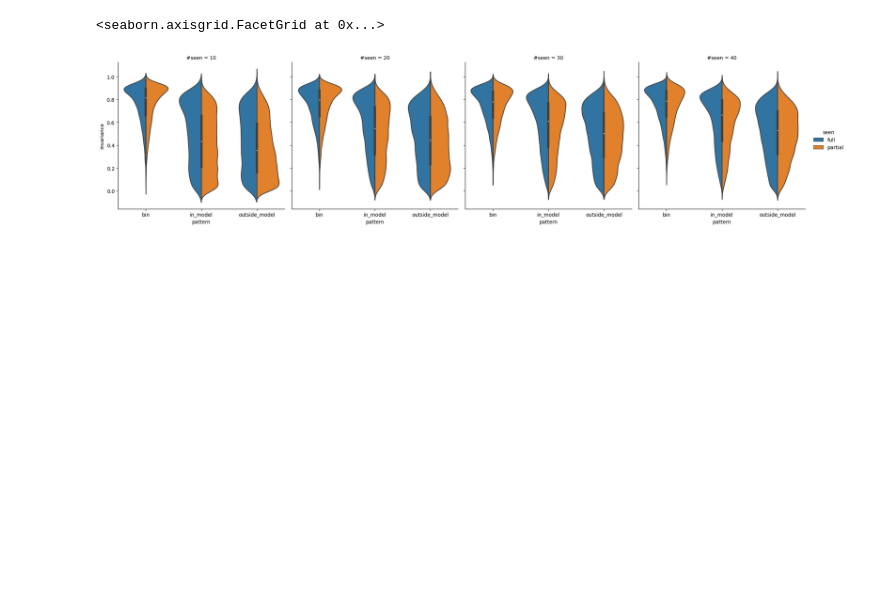
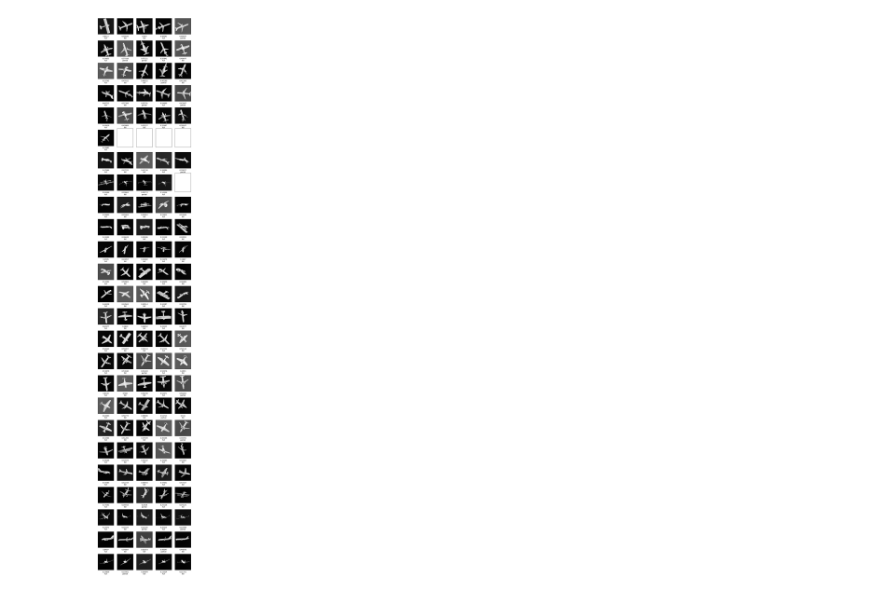
Before and after one commit to avicooper1/OOD_Orientation_Generalization, a Jupyter notebook: notebooks/network_analysis.ipynb, the cells around one changed output. Drawn from its saved outputs; the diff is of its cells as text; code cells hidden in the pictures; blank space fills up the shorter version.

```diff
--- a/notebooks/network_analysis.ipynb
+++ b/notebooks/network_analysis.ipynb
@@ -135,14 +135,19 @@ def threshold_model(exp):
     thresh = threshs[np.argmin(np.mean((np.expand_dims(exp_fitted_model, -1) > np.expand_dims(threshs, (0, 1, 2))) ^ np.expand_dims((exp_heatmap > 0.2), -1), axis=(0, 1, 2)))]
     return exp_fitted_model > thresh
 
+thresholded_model = threshold_model(exps_frames.iloc[3])[..., 10]
+
 def classify_image_patterns(exp, df, thesholded_model):
     xs, ys, zs = get_heatmap_cell_ranges2(20)
-    cubelet_ranges = np.array(list(itertools.product(*[np.stack([vs[:-1], vs[1:]]).T for vs in [xs, ys, zs]]))).reshape(20, 20, 20, 3, 2)
+    cubelet_ranges = np.array(list(itertools.product(*[np.stack([vs[:-1], vs[1:]]).T for vs in [xs, ys, zs]]))).reshape(20, 20, 20, 3, 2)[:,:,10]
 
     bin_range = bin_ranges[exp.pred_model_i]
 
     df['in_bin'] = df.object_x.between(*bin_range[0]) & df.object_y.between(*bin_range[1]) & df.object_z.between(*bin_range[2])
-    df['outside_model'] = ~df.in_bin & functools.reduce(lambda a, b: a | (df.object_x.between(*b[0]) & df.object_y.between(*b[1]) & df.object_z.between(*b[2])), cubelet_ranges[~thesholded_model], False)
+    # df['outside_model'] = ~df.in_bin & functools.reduce(lambda a, b: a | (df.object_x.between(*b[0]) & df.object_y.between(*b[1]) & df.object_z.between(*b[2])), tqdm(cubelet_ranges[~thesholded_model]), False)
+    df['outside_model'] = ~df.in_bin & functools.reduce(lambda a, b: a | (df.object_x.between(*b[0]) & df.object_y.between(*b[1])), tqdm(cubelet_ranges[~thesholded_model]), False)
     df['in_model'] = ~df.in_bin & ~df.outside_model
+    df['cubelet_i'] = functools.reduce(lambda a, b: a + (b[0] * (df.object_x.between(*b[1][0], inclusive='left') & df.object_y.between(*b[1][1], inclusive='left'))), tqdm(enumerate(cubelet_ranges.reshape(400, 3, 2))), 0)
 
+    # df.cubelet_i = pd.Series(list(np.stack(np.unravel_index(dfs[3][0].cubelet_i, (20, 20))).T))
     df['pattern'] = (df.in_bin + (df.outside_model * 2) + (df.in_model * 3)).apply(lambda x: ['none', 'bin', 'outside_model', 'in_model'][x])
@@ -202,0 +174,2 @@ plt.style.use('default')
+# %%
+average_activation = pd.concat([df.groupby(['model_name', 'cubelet_i', 'seen', '#seen']).apply(lambda group: np.nanmean(norm_image_activations[group.index], axis=0)).explode().astype(float).to_frame('average_activation').reset_index() for df, norm_image_activations in tqdm(dfs)])
@@ -202,0 +189,18 @@ plt.style.use('default')
+# %%
+plt.style.use('default')
+df = dfs[3][0]
+plt.close('all')
+_, axes = plt.subplots(25, 5, figsize=(10, 60))
+for x in range(25):
+    cubelet_i = 13 * x
+    neuron = 1
+    sorted_average_activations = average_activation[(average_activation['#seen'] == 40) & (average_activation.neuron == neuron) & (average_activation.cubelet_i == cubelet_i)].sort_values('average_activation', ascending=False)
+    for y, b in enumerate((minmax_scale(sorted_average_activations.average_activation) > 0.5)[:5]):
+        if b:
+            image_name = df.iloc[np.abs(df[(df.model_name == sorted_average_activations.model_name.iloc[y]) & (df.cubelet_i == cubelet_i)].object_z).sort_values().index[0]].image_name
+            axes[x][y].imshow(plt.imread(image_name)[55:-55, 55:-55], cmap='gray')
+            axes[x][y].set_xlabel(f'{round(sorted_average_activations.average_activation.iloc[y], 5)}\n{sorted_average_activations.seen.iloc[y]}')
+        axes[x][y].set_xticks([])
+        axes[x][y].set_yticks([])
+# %% [output]
+[figure, added]
@@ -203,5 +221,2 @@ plt.style.use('default')
 # %%
-sns.catplot(kind='violin', data=violin_data, col='#seen', x='pattern', y='invariance', split=True, hue='seen', hue_order=['full', 'partial'])
+sns.catplot(kind='violin', data=invariance, col='#seen', x='pattern', y='invariance', split=True, hue='seen', hue_order=['full', 'partial'])
-# %% [output]
-<seaborn.axisgrid.FacetGrid at 0x...>
-[figure, removed]
```
Also changed, not shown: parts of 165 cells of this notebook, 12 other files.
